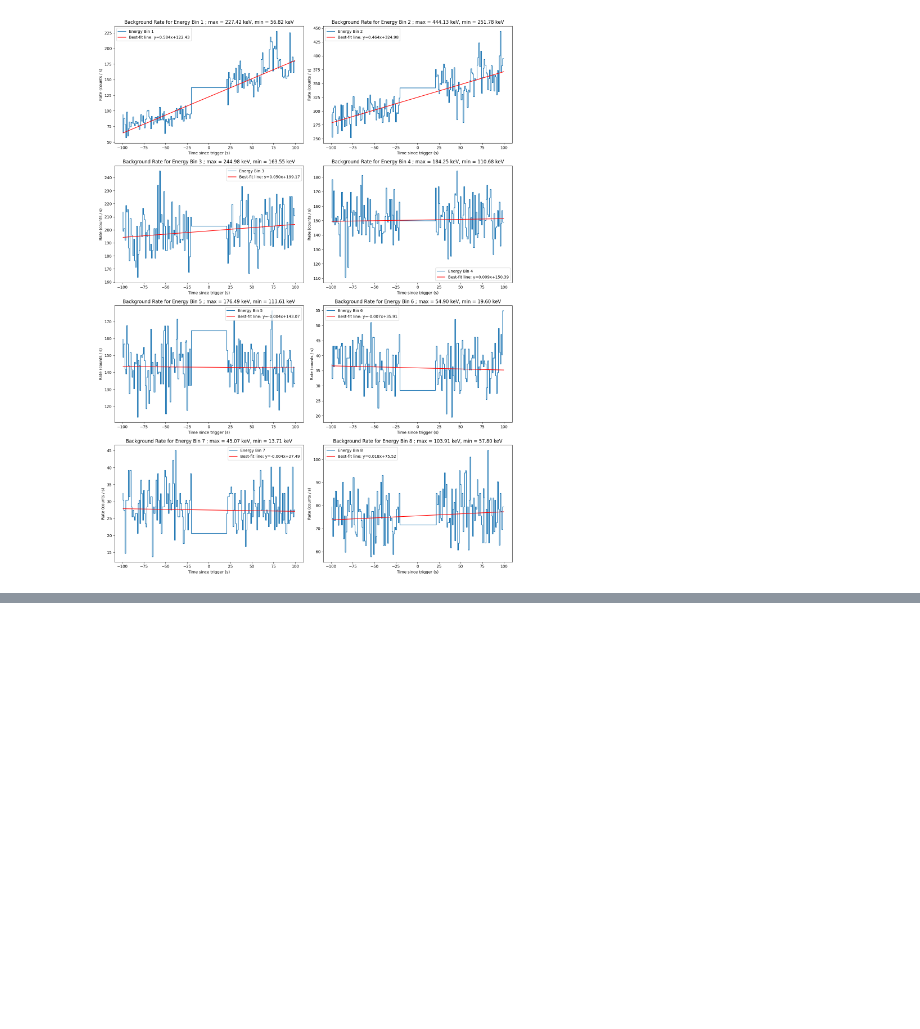
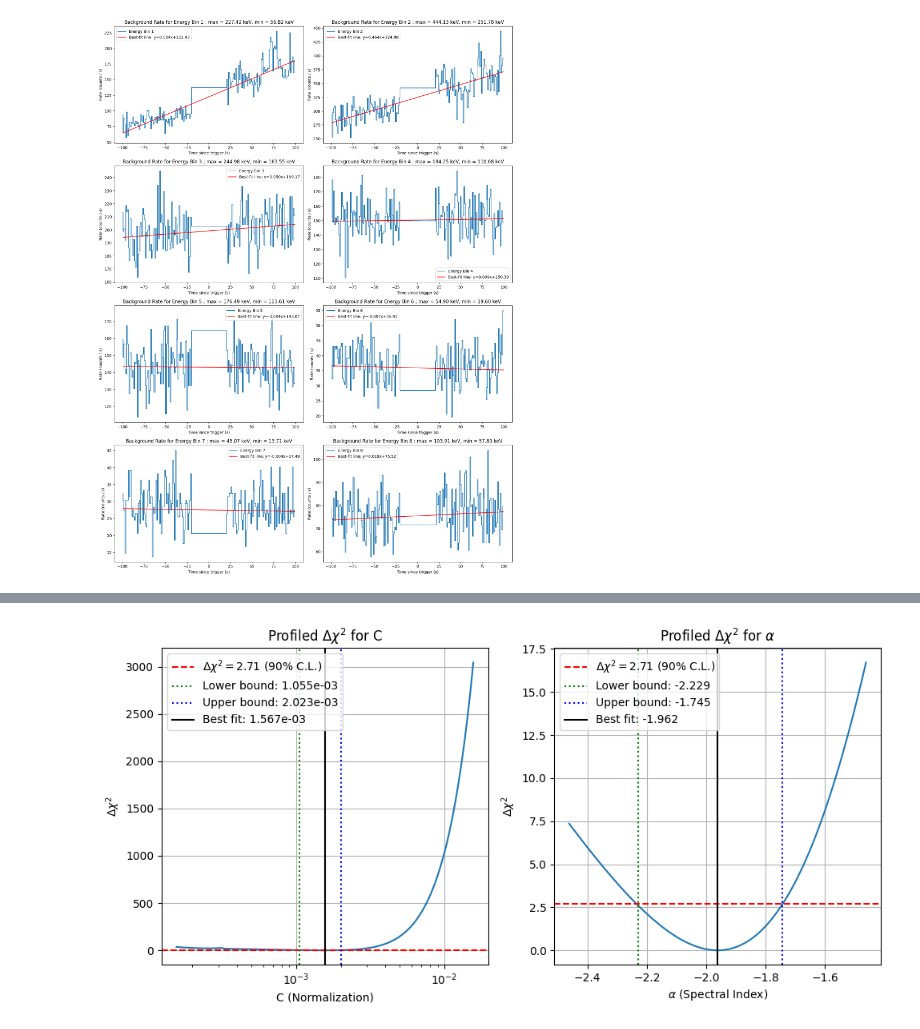
Before and after one commit to aInsan/Astro-97, a Jupyter notebook: Mini Project 2/Adhikari_Insan_mp2.ipynb, the cells around one changed output, grey strips where cells are left out. Saved outputs shown, nothing was run; the diff lists cells and outputs as text; code cells hidden in the pictures; blank space fills up the shorter version.

```diff
--- a/Mini Project 2/Adhikari_Insan_mp2.ipynb
+++ b/Mini Project 2/Adhikari_Insan_mp2.ipynb
@@ -318,0 +715,83 @@ plt.show()
+# %%
+# Part D: Find the 1D 90% errors for both parameters
+
+# 1. Profile over alpha to find error bounds for C
+C_values = np.logspace(np.log10(best_C) - 1, np.log10(best_C) + 1, 100)
+chi2_profile_C = np.zeros_like(C_values)
+
+for i, C_val in enumerate(C_values):
+    # Define function to minimize over alpha for fixed C
+    def chi2_fixed_C(alpha_val):
+        return chi2_minimizer([C_val, alpha_val], sub_counts, count_err,
+                              signal_exposure, DRM, Photon_Energies, DeltaE)
+
+    # Find minimum chi2 for this C value
+    result = minimize(chi2_fixed_C, best_alpha, method='Nelder-Mead',
+                      bounds=[(-3.0, -1.0)])
+    chi2_profile_C[i] = result.fun
+
+# Calculate delta chi2 for profiled C
+delta_chi2_C = chi2_profile_C - chi2_min
+# 90% confidence interval corresponds to delta chi2 = 2.71 for 1 parameter
+C_indices = np.where(delta_chi2_C <= 2.71)
+C_lower = np.min(C_values[C_indices])
+C_upper = np.max(C_values[C_indices])
+
+# 2. Profile over C to find error bounds for alpha
+alpha_values = np.linspace(best_alpha - 0.5, best_alpha + 0.5, 100)
+chi2_profile_alpha = np.zeros_like(alpha_values)
+
+for i, alpha_val in enumerate(alpha_values):
+    # Define function to minimize over C for fixed alpha
+    def chi2_fixed_alpha(C_val):
+        return chi2_minimizer([C_val, alpha_val], sub_counts, count_err,
+                             signal_exposure, DRM, Photon_Energies, DeltaE)
+
+    # Find minimum chi2 for this alpha value
+    result = minimize(chi2_fixed_alpha, best_C, method='Nelder-Mead',
+                     bounds=[(1e-5, 1e-1)])
+    chi2_profile_alpha[i] = result.fun
+
+# Calculate delta chi2 for profiled alpha
+delta_chi2_alpha = chi2_profile_alpha - chi2_min
+# 90% confidence interval corresponds to delta chi2 = 2.71 for 1 parameter
+alpha_indices = np.where(delta_chi2_alpha <= 2.71)
+alpha_lower = np.min(alpha_values[alpha_indices])
+alpha_upper = np.max(alpha_values[alpha_indices])
+
+# Plot profiled chi2 for C
+plt.figure(figsize=(10, 5))
+plt.subplot(1, 2, 1)
+plt.plot(C_values, delta_chi2_C)
+plt.axhline(y=2.71, color='r', linestyle='--', label=r'$\Delta\chi^2 = 2.71$ (90% C.L.)')
+plt.axvline(x=C_lower, color='g', linestyle=':', label=f'Lower bound: {C_lower:.3e}')
+plt.axvline(x=C_upper, color='b', linestyle=':', label=f'Upper bound: {C_upper:.3e}')
+plt.axvline(x=best_C, color='k', linestyle='-', label=f'Best fit: {best_C:.3e}')
+plt.xscale('log')
+plt.xlabel('C (Normalization)')
+plt.ylabel(r'$\Delta\chi^2$')
+plt.title('Profiled $\Delta\chi^2$ for C')
+plt.legend()
+plt.grid(True)
+
+# Plot profiled chi2 for alpha
+plt.subplot(1, 2, 2)
+plt.plot(alpha_values, delta_chi2_alpha)
+plt.axhline(y=2.71, color='r', linestyle='--', label=r'$\Delta\chi^2 = 2.71$ (90% C.L.)')
+plt.axvline(x=alpha_lower, color='g', linestyle=':', label=f'Lower bound: {alpha_lower:.3f}')
+plt.axvline(x=alpha_upper, color='b', linestyle=':', label=f'Upper bound: {alpha_upper:.3f}')
+plt.axvline(x=best_alpha, color='k', linestyle='-', label=f'Best fit: {best_alpha:.3f}')
+plt.xlabel(r'$\alpha$ (Spectral Index)')
+plt.ylabel(r'$\Delta\chi^2$')
+plt.title(r'Profiled $\Delta\chi^2$ for $\alpha$')
+plt.legend()
+plt.grid(True)
+
+plt.tight_layout()
+plt.show()
+
+# Print the 90% confidence bounds
+print(f"90% confidence bounds for C: {C_lower:.3e} to {C_upper:.3e}")
+print(f"90% confidence bounds for alpha: {alpha_lower:.3f} to {alpha_upper:.3f}")
+# %% [output]
+[figure, added]
```
Also changed, not shown: parts of 27 cells of this notebook, 9 other files.
